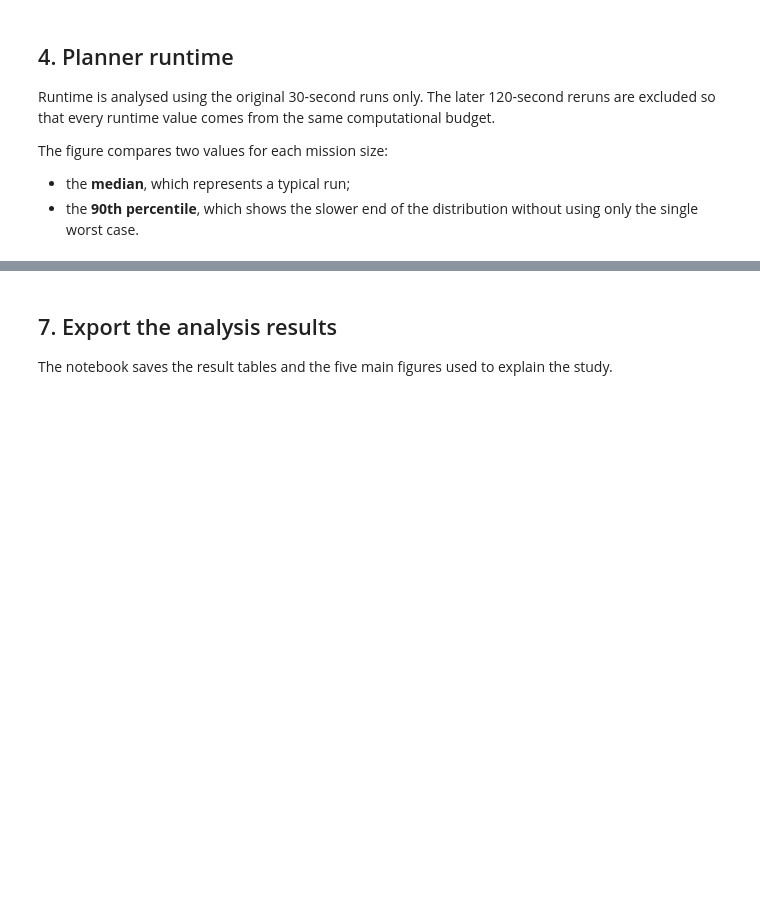
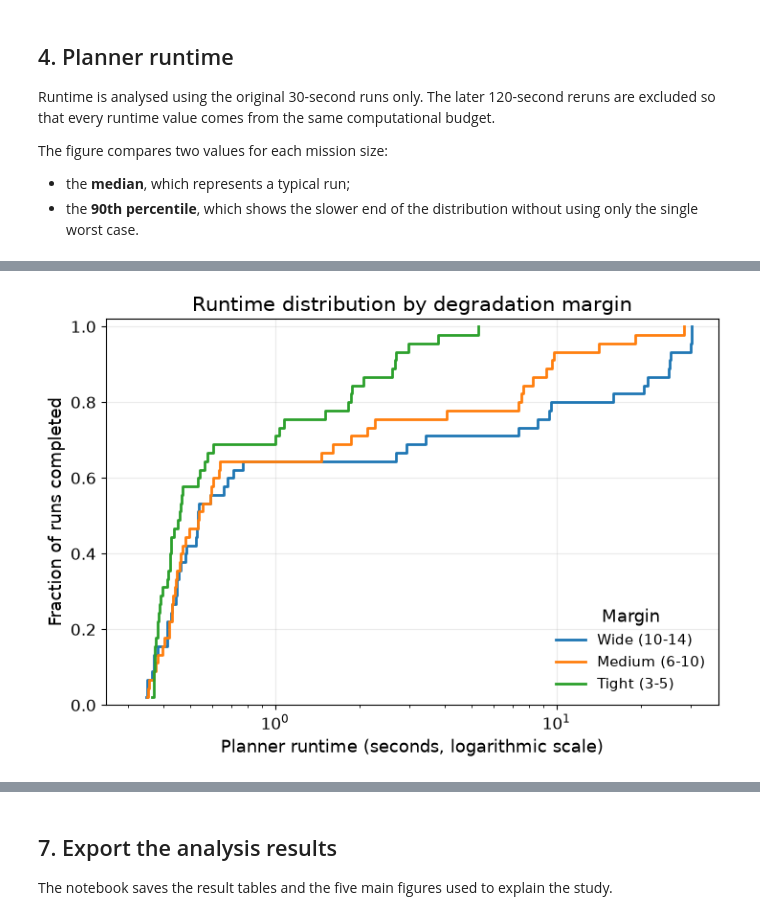
Before and after one commit to egjinaj/planetary-rover-experimental-study, a Jupyter notebook: notebooks/battery_rover_experiment_analysis.ipynb, the cells around one changed output, grey strips where cells are left out. Cells and saved outputs as stored; diff of their text form; code cells hidden in the pictures; blank space fills up the shorter version.

```diff
--- a/notebooks/battery_rover_experiment_analysis.ipynb
+++ b/notebooks/battery_rover_experiment_analysis.ipynb
@@ -40,9 +41,26 @@ import matplotlib.pyplot as plt
 import numpy as np
 import pandas as pd
 from IPython.display import Markdown, display
-from scipy.stats import chi2_contingency, friedmanchisquare, kruskal
+from scipy.stats import (
+    binomtest,
+    chi2,
+    friedmanchisquare,
+    wilcoxon,
+)
 
 warnings.filterwarnings("ignore", category=FutureWarning)
+
+# Keep text readable after the figures are scaled to one paper column.
+plt.rcParams.update(
+    {
+        "font.size": 13,
+        "axes.titlesize": 15,
+        "axes.labelsize": 13,
+        "xtick.labelsize": 12,
+        "ytick.labelsize": 12,
+        "legend.fontsize": 11,
+    }
+)
 
 DATASET_ORDER = [2, 3, 4]
 MEMORY_ORDER = ["low", "medium", "high"]
@@ -715,3 +782,48 @@ Runtime by corruption level
+# %%
+margin_labels = {
+    "low": "Wide (10-14)",
+    "medium": "Medium (6-10)",
+    "high": "Tight (3-5)",
+}
+
+fig, ax = plt.subplots(figsize=(7.4, 5.2))
+
+for level in CORRUPTION_ORDER:
+    values = np.sort(
+        runtime_df.loc[
+            runtime_df["corruption_level"]
+            .astype(str)
+            .eq(level),
+            "runtime_30s_seconds",
+        ].to_numpy()
+    )
+    cumulative = np.arange(1, len(values) + 1) / len(values)
+    ax.step(
+        values,
+        cumulative,
+        where="post",
+        linewidth=2,
+        label=margin_labels[level],
+    )
+
+ax.set_xscale("log")
+ax.set_xlim(left=0.25)
+ax.set_ylim(0, 1.02)
+ax.set_xlabel("Planner runtime (seconds, logarithmic scale)")
+ax.set_ylabel("Fraction of runs completed")
+ax.set_title("Runtime distribution by degradation margin")
+ax.grid(alpha=0.25)
+ax.legend(title="Margin", frameon=False, loc="lower right")
+
+plt.tight_layout()
+plt.savefig(
+    PLOT_DIR / "runtime_ecdf_by_degradation_margin.png",
+    dpi=300,
+    bbox_inches="tight",
+)
+plt.show()
+# %% [output]
+[figure, added]
 # %% [markdown]
 ### Runtime result
 
```
Also changed, not shown: parts of 30 cells of this notebook, 15 other files.
